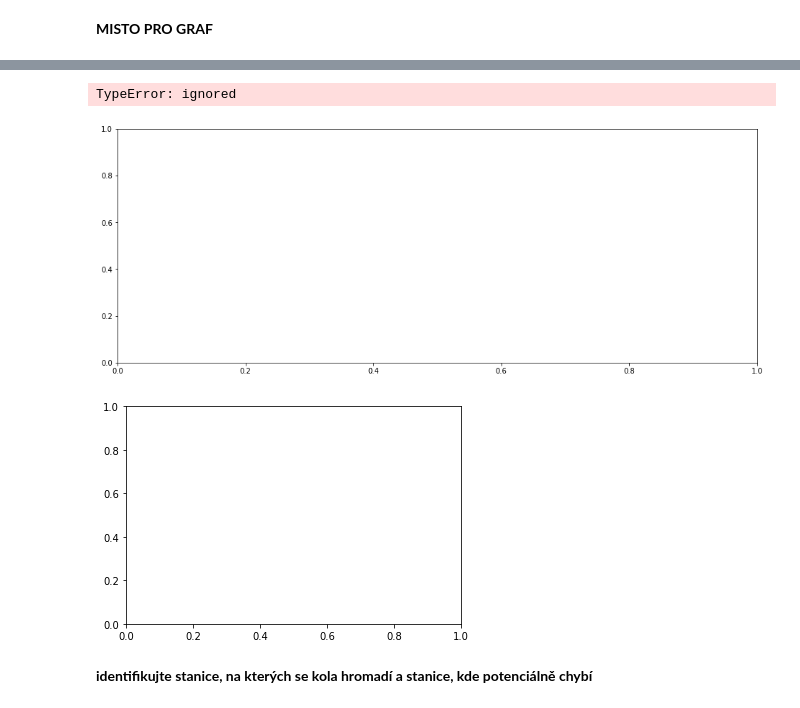
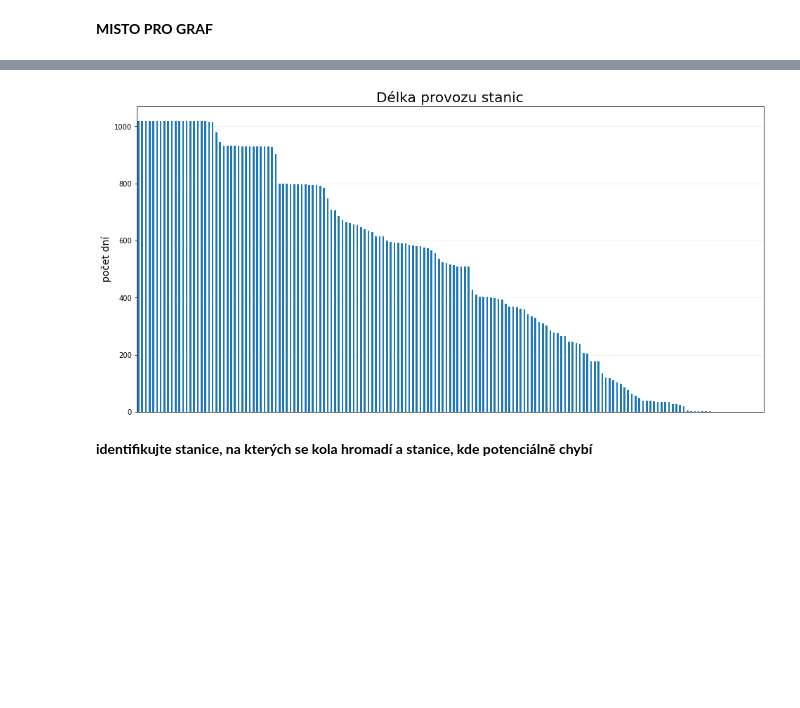
Before and after one commit to Aldarion96/Engeto_Python_project, a Jupyter notebook: Python_projekt.ipynb, the cells around one changed output, grey strips where cells are left out. Saved outputs shown, nothing was run; the diff lists cells and outputs as text; code cells hidden in the pictures; blank space fills up the shorter version.

```diff
--- a/Python_projekt.ipynb
+++ b/Python_projekt.ipynb
@@ -112,13 +101,15 @@ memory usage: 5.3+ KB
+# %%
+bikes_active_df = bikes_active_df.astype('timedelta64[D]').sort_values('time_lenght',ascending=False)
 # %%
-fig, ax = plt.subplots(figsize=(16,6))
-bikes_active_df.plot(kind='bar')
+fig, ax = plt.subplots(figsize=(16,8))
+bikes_active_df['time_lenght'].plot(kind='bar')
+ax.set_title('Délka provozu stanic',fontsize=20)
+ax.set_ylabel('počet dní',fontsize=14)
 ax.grid()
-ax.grid(alpha=0.2)
+ax.grid(alpha=0.25)
 ax.xaxis.set_visible(False)
 # %% [output]
-TypeError: ignored
-[figure, old version]
+[figure, new version]
-[figure, removed]
 # %% [markdown]
 **identifikujte stanice, na kterých se kola hromadí a stanice, kde potenciálně chybí**
 # %%
```
Also changed, not shown: parts of 22 cells of this notebook.
